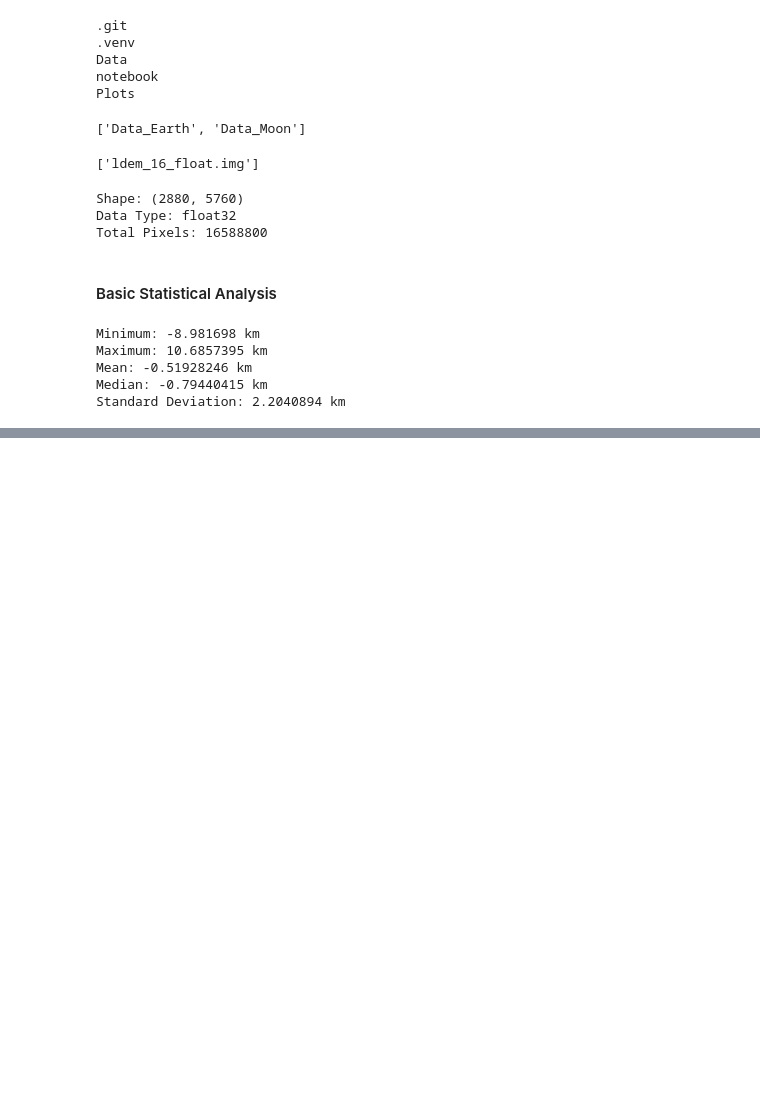
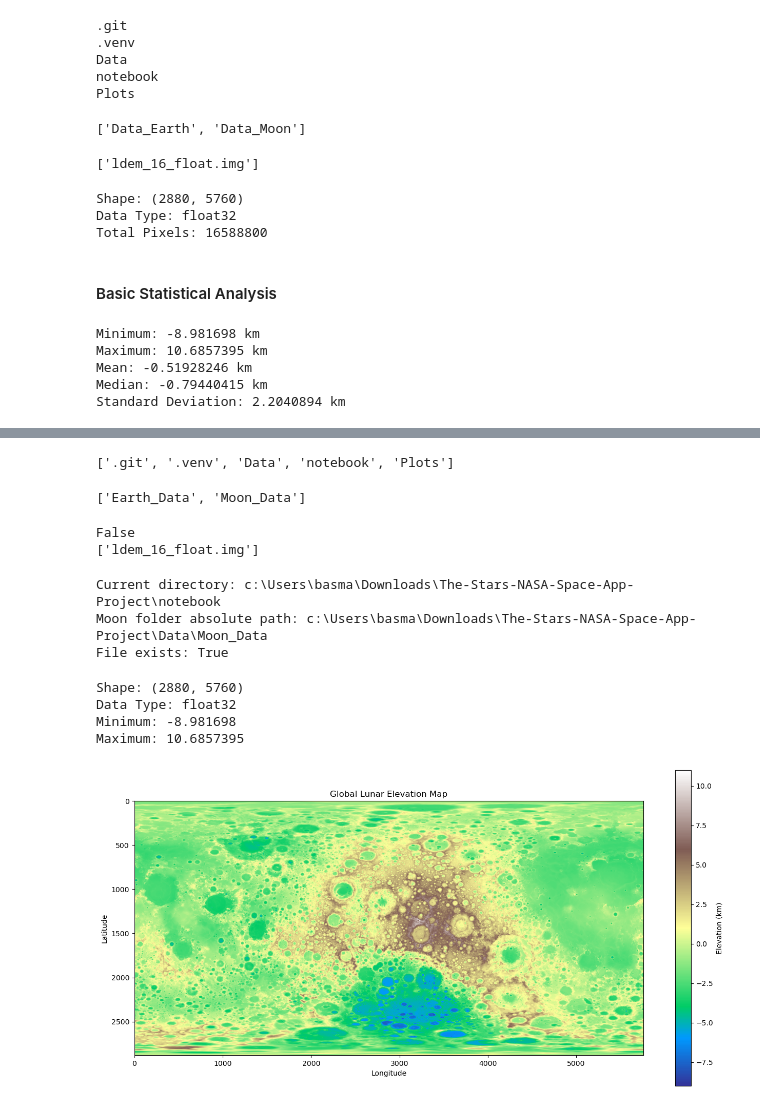
Before and after one commit to jana-hamdi/The-Stars-NASA-Space-App-Project, a Jupyter notebook: notebook/anaylsis_moon.ipynb, the cells around one changed output, grey strips where cells are left out. Cells and saved outputs as stored; diff of their text form; code cells hidden in the pictures; blank space fills up the shorter version.

Commit message:
Add Moon Analysis Notebook

```diff
--- a/notebook/anaylsis_moon.ipynb
+++ b/notebook/anaylsis_moon.ipynb
@@ -67,0 +74,73 @@ Standard Deviation: 2.2040894 km
+# %%
+print(os.listdir(".."))
+# %% [output]
+['.git', '.venv', 'Data', 'notebook', 'Plots']
+# %%
+import os
+
+print(os.listdir("../Data"))
+# %% [output]
+['Earth_Data', 'Moon_Data']
+# %%
+import os
+
+print(os.path.exists(moon_path))
+print(os.listdir("../Data/Moon_Data"))
+# %% [output]
+False
+['ldem_16_float.img']
+# %%
+import os
+
+print("Current directory:", os.getcwd())
+
+print("Moon folder absolute path:",
+      os.path.abspath("../Data/Moon_Data"))
+
+print("File exists:",
+      os.path.exists("../Data/Moon_Data/ldem_16_float.img"))
+# %% [output]
+Current directory: c:\Users\basma\Downloads\The-Stars-NASA-Space-App-Project\notebook
+Moon folder absolute path: c:\Users\basma\Downloads\The-Stars-NASA-Space-App-Project\Data\Moon_Data
+File exists: True
+# %%
+import numpy as np
+import matplotlib.pyplot as plt
+import os
+
+moon_path = os.path.abspath(
+    "../Data/Moon_Data/ldem_16_float.img"
+)
+
+hgt = np.fromfile(moon_path, dtype=np.float32)
+
+hgt = hgt.reshape(2880, 5760)
+
+print("Shape:", hgt.shape)
+print("Data Type:", hgt.dtype)
+print("Minimum:", hgt.min())
+print("Maximum:", hgt.max())
+# %% [output]
+Shape: (2880, 5760)
+Data Type: float32
+Minimum: -8.981698
+Maximum: 10.6857395
+# %%
+plt.figure(figsize=(16, 8))
+
+plt.imshow(
+    hgt,
+    cmap='terrain',
+    vmin=-9,
+    vmax=11
+)
+
+plt.colorbar(label='Elevation (km)')
+
+plt.title('Global Lunar Elevation Map')
+plt.xlabel('Longitude')
+plt.ylabel('Latitude')
+
+plt.show()
+# %% [output]
+[figure, added]
```
Also changed, not shown: parts of 6 cells of this notebook.
